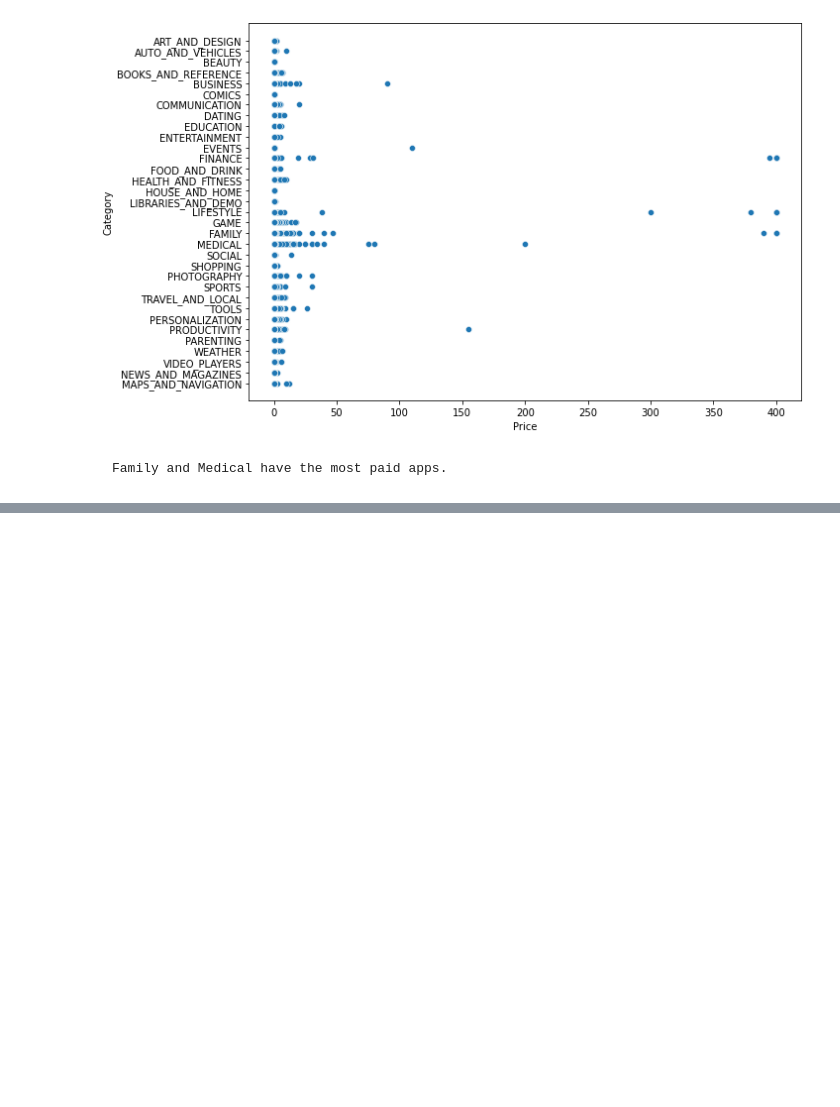
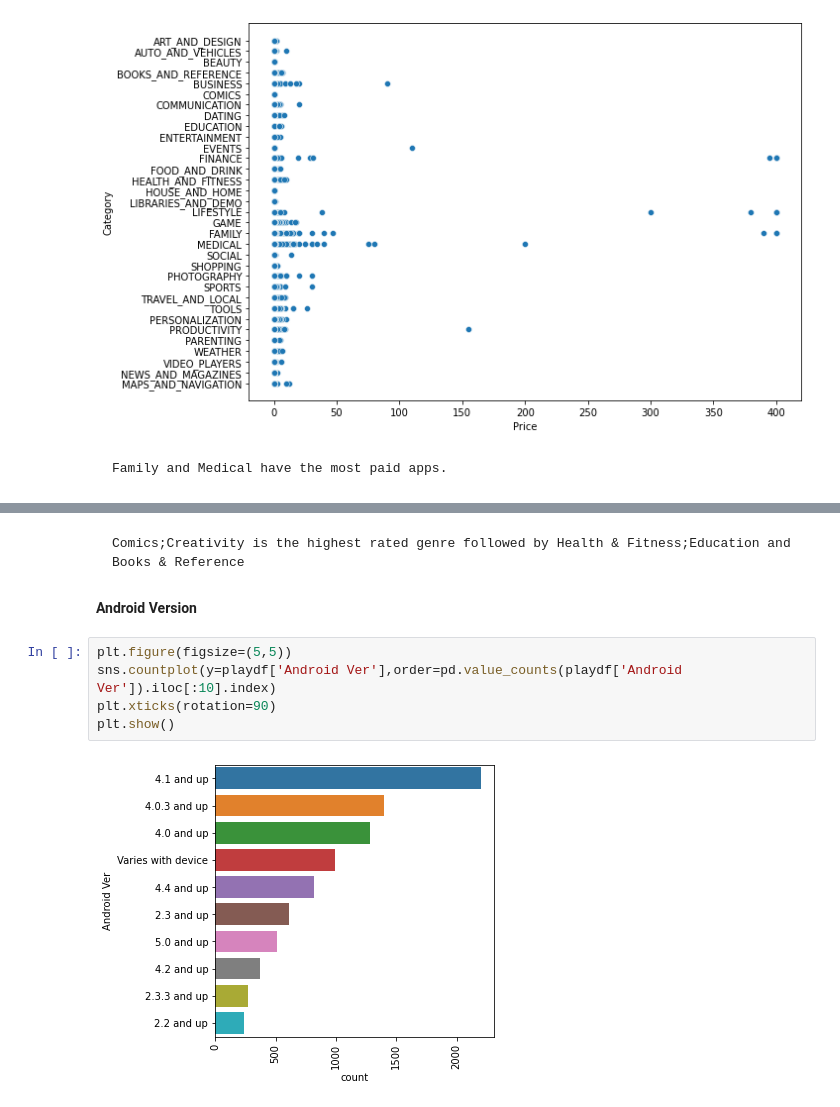
Before and after one commit to AjayUnique/EDA-playstore-app, a Jupyter notebook: Ajay_Tiwari_playstore.ipynb, the cells around one changed output, grey strips where cells are left out. Drawn from its saved outputs; the diff is of its cells as text; blank space fills up the shorter version.

```diff
--- a/Ajay_Tiwari_playstore.ipynb
+++ b/Ajay_Tiwari_playstore.ipynb
@@ -445,0 +535,11 @@ plt.show()
+# %% [markdown]
+    Comics;Creativity is the highest rated genre followed by Health & Fitness;Education and Books & Reference
+# %% [markdown]
+**Android Version**
+# %%
+plt.figure(figsize=(5,5))
+sns.countplot(y=playdf['Android Ver'],order=pd.value_counts(playdf['Android Ver']).iloc[:10].index)
+plt.xticks(rotation=90)
+plt.show()
+# %% [output]
+[figure, added]
```
Also changed, not shown: parts of 34 cells of this notebook.
